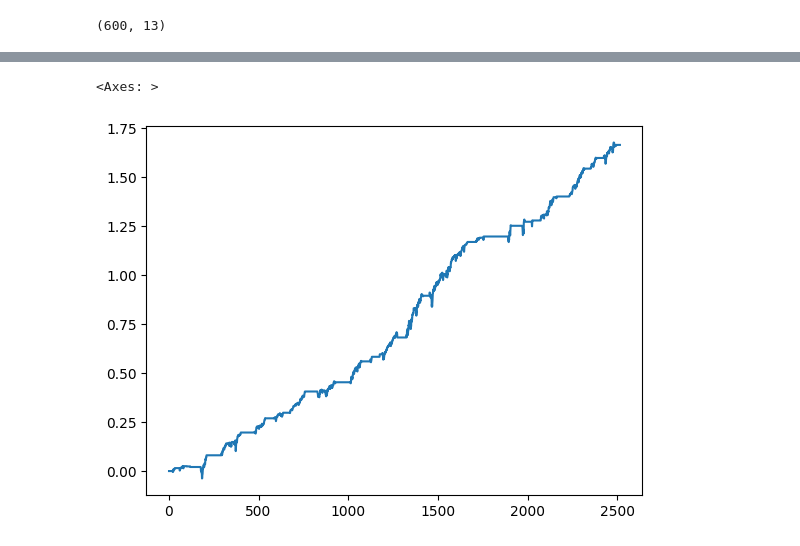
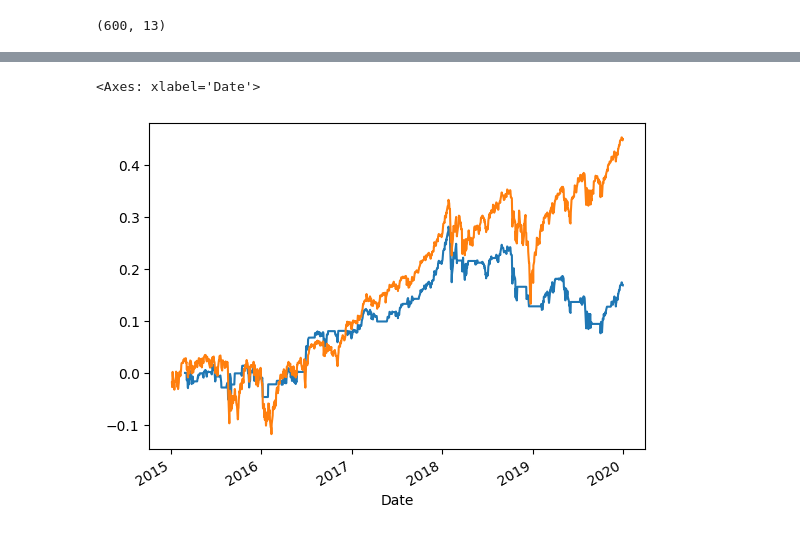
Before and after one commit to Oliver-De-Fusco/6CAP-TA-Code, a Jupyter notebook: results_analysis.ipynb, the cells around one changed output, grey strips where cells are left out. Drawn from its saved outputs; the diff is of its cells as text; code cells hidden in the pictures.

```diff
--- a/results_analysis.ipynb
+++ b/results_analysis.ipynb
@@ -73,3 +73,4 @@ dtype: object
 # %%
-price_data = pd.read_csv("data2.csv")
+price_data = pd.read_csv("data2.csv",parse_dates=True,index_col=0)[:"2020-01-1"]
+print(price_data)
 returns = np.log(price_data["Close"] / price_data["Close"].shift(1)).dropna()
@@ -76,2 +92,0 @@ returns = np.log(price_data["Close"] / price_data["Close"].shift(1)).dropna()
-# %%
-IchimokuLibrary.ex_l_1(IchimokuLibrary.apply_ichi(returns))
@@ -91,11 +93,11 @@ Length: 2515, dtype: bool
 # %%
 # strat = IchimokuLibrary.trade()
 
-IchimokuLibrary.trade(returns, "en_l_12","ex_l_3",12,19,50).cumsum().plot()
+IchimokuLibrary.trade(returns, "en_l_1","ex_l_1",7,19,35).cumsum().plot()
 returns.cumsum().plot()
 # %% [output]
-<Axes: >
+<Axes: xlabel='Date'>
-[figure, old version]
+[figure, new version]
 # %%
 data.xs("Sharpe", level=2, axis=1).xs("Lower", level=3, axis=0)
 # %% [output]
```
Also changed, not shown: parts of 6 cells of this notebook, 4 other files.
